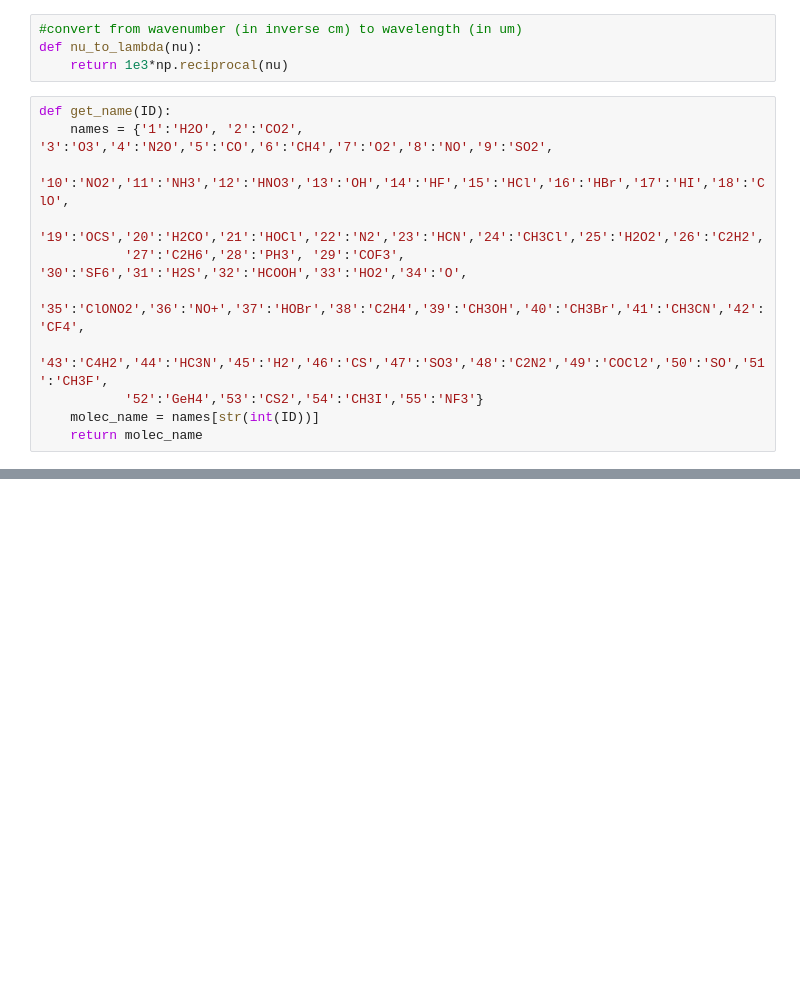
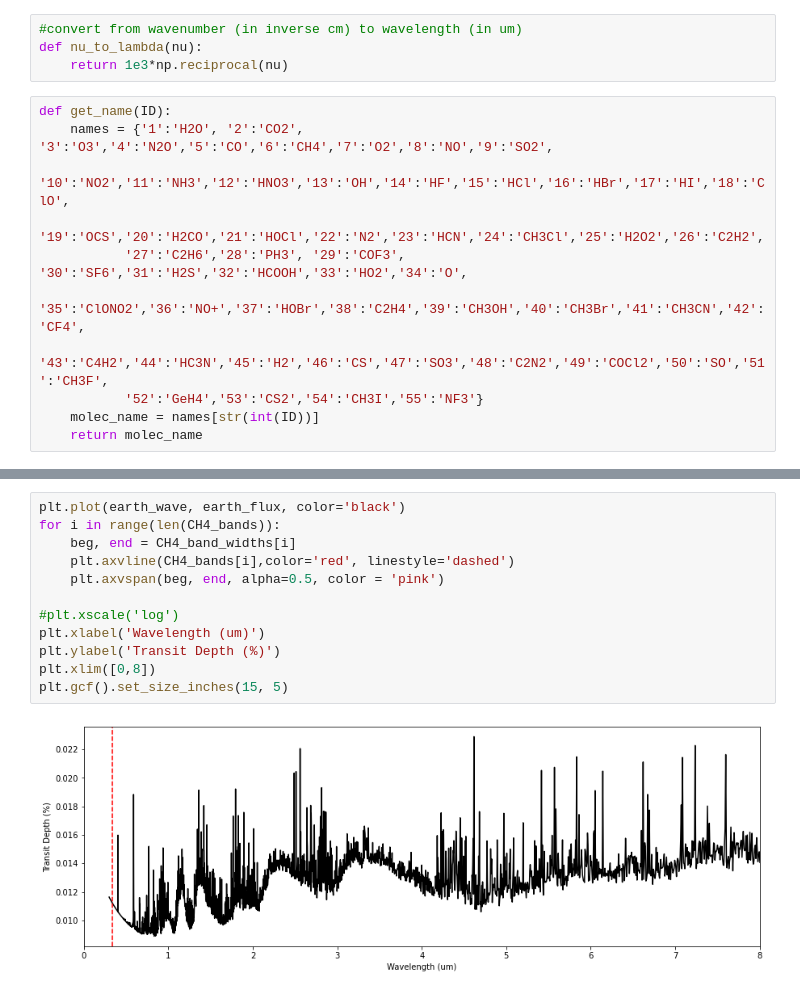
Before and after one commit to saracha413/betelgeuse, a Jupyter notebook: line_labels.ipynb, the cells around one changed output, grey strips where cells are left out. Drawn from its saved outputs; the diff is of its cells as text; blank space fills up the shorter version.

```diff
--- a/line_labels.ipynb
+++ b/line_labels.ipynb
@@ -42,2 +136,16 @@ def get_name(ID):
+# %%
+plt.plot(earth_wave, earth_flux, color='black')
+for i in range(len(CH4_bands)):
+    beg, end = CH4_band_widths[i]
+    plt.axvline(CH4_bands[i],color='red', linestyle='dashed')
+    plt.axvspan(beg, end, alpha=0.5, color = 'pink')
+
+#plt.xscale('log')
+plt.xlabel('Wavelength (um)')
+plt.ylabel('Transit Depth (%)')
+plt.xlim([0,8])
+plt.gcf().set_size_inches(15, 5)
+# %% [output]
+[figure, added]
 # %%
 plt.plot(earth_wave, earth_flux)
```
Also changed, not shown: parts of 16 cells of this notebook.
